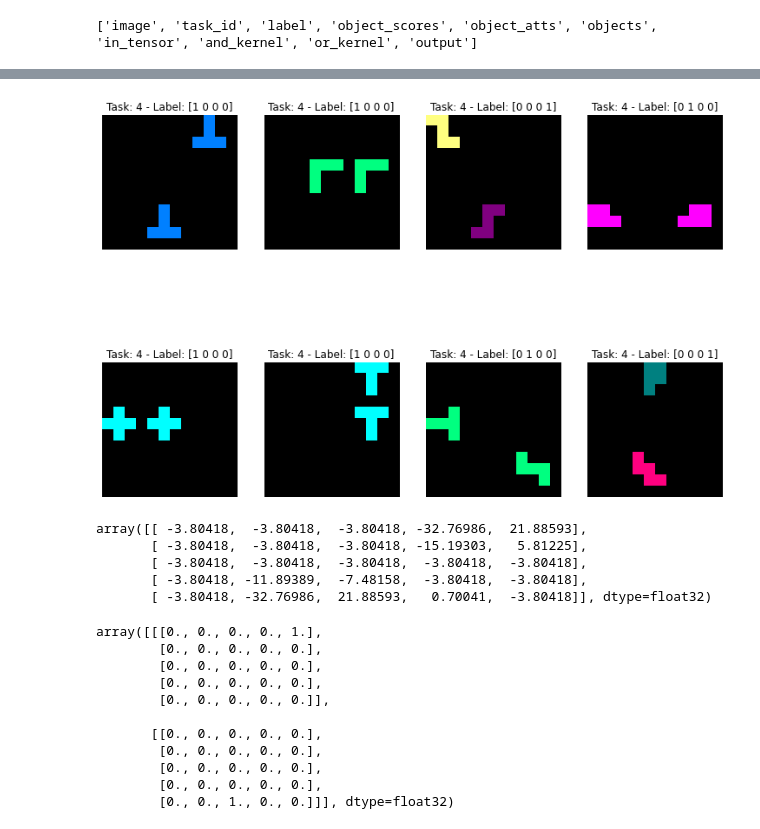
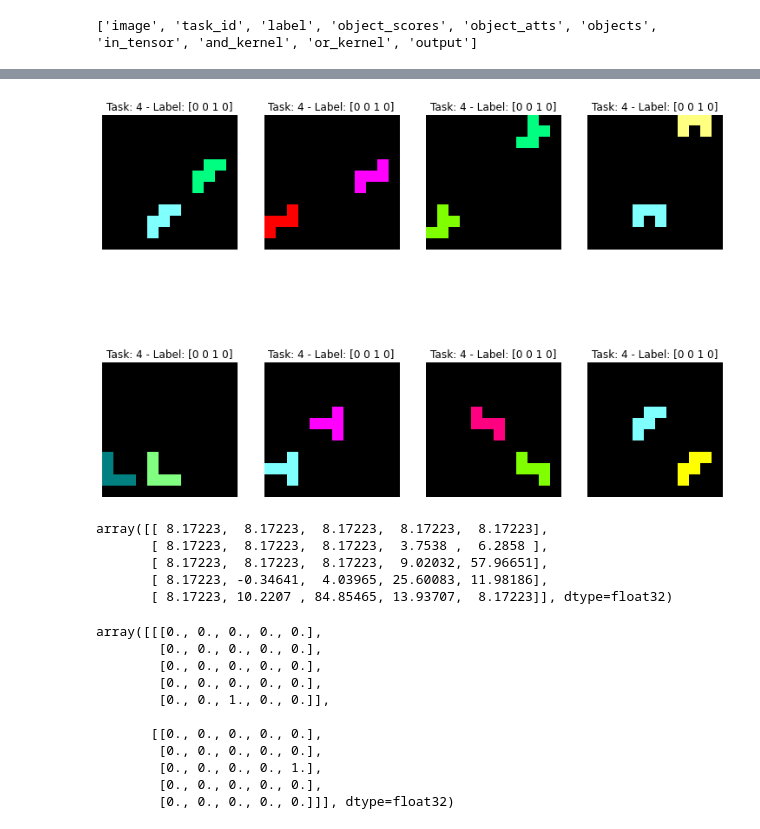
Before and after one commit to nuric/pix2rule, a Jupyter notebook: analyse_relsgame.ipynb, the cells around one changed output, grey strips where cells are left out. Drawn from its saved outputs; the diff is of its cells as text; code cells hidden in the pictures.

```diff
--- a/analyse_relsgame.ipynb
+++ b/analyse_relsgame.ipynb
@@ -133,3 +133,11 @@ report = load_report(run_id, "train_report.npz")
 print(report.files)
 # %% [output]
 ['image', 'task_id', 'label', 'object_scores', 'object_atts', 'objects', 'in_tensor', 'and_kernel', 'or_kernel', 'output']
+# %%
+# Let's pick some examples to analyse
+labels = np.argmax(report['label'], -1)
+predictions = np.argmax(report['output'], -1)
+idxs = np.flatnonzero(labels != predictions)[:8]
+print(idxs)
+print(np.stack([labels[idxs], predictions[idxs]]))
+print(report['output'][idxs])
@@ -136,48 +156,48 @@ print(report.files)
 # %%
 def plot_batch(data: Dict[str, np.ndarray], plot_func, size: int = 8, cols: int = 4, figsize=(12.8, 9.6)):
     """Plot the data in subplots."""
     # data e.g. {'image': (B, ...), 'task_id': (B, ...)}
     plt.figure(figsize=figsize)
     size = size or data[next(iter(data.keys()))].shape[0]
     size = min(size, data[next(iter(data.keys()))].shape[0])
     rows = np.ceil(size / cols).astype(int)
     for i in range(size):
         plt.subplot(rows, cols, i+1)
         plot_func({k: v[i] for k,v in data.items()})
     plt.show()
 
 def plot_image(data: Dict[str, np.ndarray]):
     """Plot single image data point."""
     # data {'image': (W, H, C), 'task_id': (), 'label': ()}
     plt.imshow(data['image'])
     plt.title(f"Task: {data['task_id']} - Label: {data['label']}")
     plt.axis("off")
 
-plot_batch({k: report[k] for k in ['image', 'task_id', 'label']}, plot_image, size=8)
+plot_batch({k: report[k][idxs] for k in ['image', 'task_id', 'label']}, plot_image, size=8)
 # %% [output]
-[figure, old version]
+[figure, new version]
 # %%
-report['object_scores'][0].reshape(5,5)
+report['object_scores'][idxs[0]].reshape(5,5)
 # %% [output]
-array([[ -3.80418,  -3.80418,  -3.80418, -32.76986,  21.88593],
-       [ -3.80418,  -3.80418,  -3.80418, -15.19303,   5.81225],
-       [ -3.80418,  -3.80418,  -3.80418,  -3.80418,  -3.80418],
-       [ -3.80418, -11.89389,  -7.48158,  -3.80418,  -3.80418],
-       [ -3.80418, -32.76986,  21.88593,   0.70041,  -3.80418]], dtype=float32)
+array([[ 8.17223,  8.17223,  8.17223,  8.17223,  8.17223],
+       [ 8.17223,  8.17223,  8.17223,  3.7538 ,  6.2858 ],
+       [ 8.17223,  8.17223,  8.17223,  9.02032, 57.96651],
+       [ 8.17223, -0.34641,  4.03965, 25.60083, 11.98186],
+       [ 8.17223, 10.2207 , 84.85465, 13.93707,  8.17223]], dtype=float32)
 # %%
-report['object_atts'][0].reshape(2, 5, 5)
+report['object_atts'][idxs[0]].reshape(2, 5, 5)
 # %% [output]
-array([[[0., 0., 0., 0., 1.],
+array([[[0., 0., 0., 0., 0.],
         [0., 0., 0., 0., 0.],
         [0., 0., 0., 0., 0.],
         [0., 0., 0., 0., 0.],
-        [0., 0., 0., 0., 0.]],
+        [0., 0., 1., 0., 0.]],
 
        [[0., 0., 0., 0., 0.],
         [0., 0., 0., 0., 0.],
+        [0., 0., 0., 0., 1.],
         [0., 0., 0., 0., 0.],
-        [0., 0., 0., 0., 0.],
-        [0., 0., 1., 0., 0.]]], dtype=float32)
+        [0., 0., 0., 0., 0.]]], dtype=float32)
 # %%
 report['and_kernel'][:2]
 # %% [output]
```
Also changed, not shown: parts of 10 cells of this notebook.
